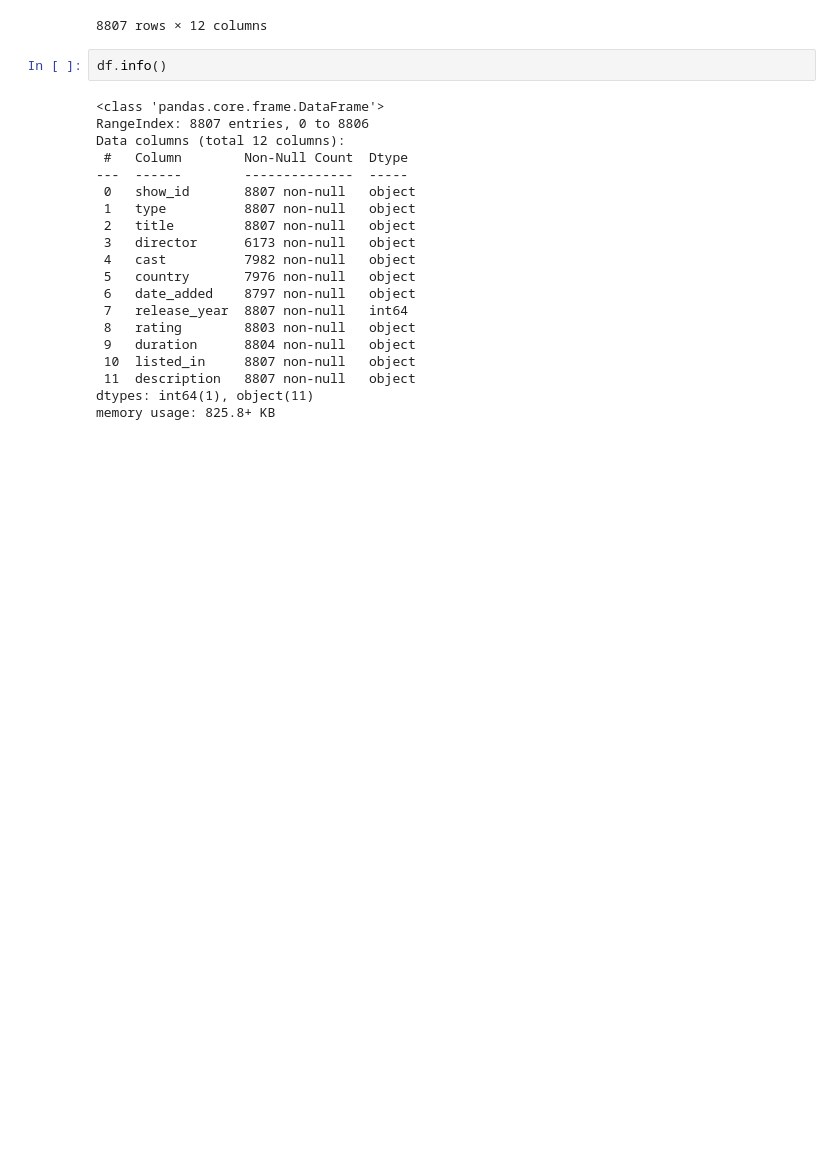
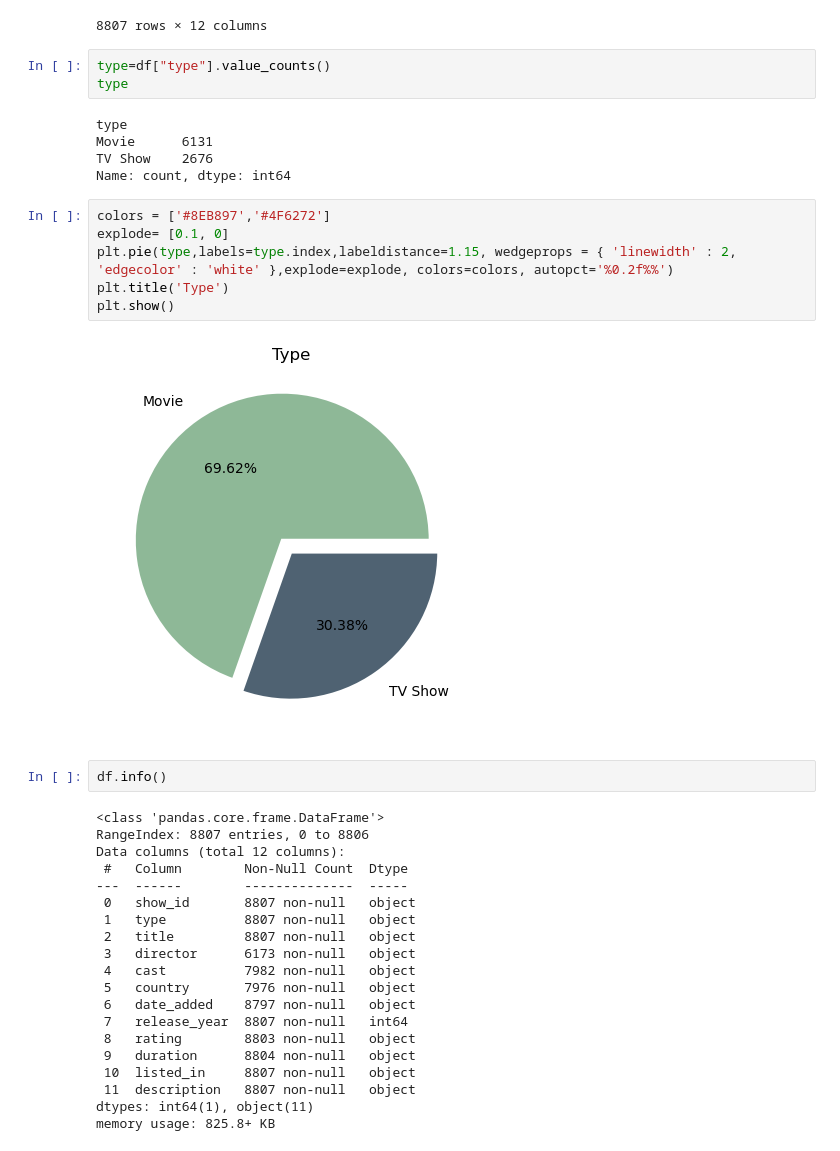
Before and after one commit to vkoledin/Project_3, a Jupyter notebook: starter_code.ipynb, the cells around one changed output. Cells and saved outputs as stored; diff of their text form; blank space fills up the shorter version.

```diff
--- a/starter_code.ipynb
+++ b/starter_code.ipynb
@@ -35,6 +35,22 @@ df
 | 8805 | s8806 | Movie | Zoom | Peter Hewitt | Tim Allen, Courteney Cox, Chevy C... | United States | January 11, 2020 | 2006 | PG | 88 min | ... |
 | 8806 | s8807 | Movie | Zubaan | Mozez Singh | Vicky Kaushal, Sarah-Jane Dias, R... | India | March 2, 2019 | 2015 | TV-14 | 111 min | ... |
 8807 rows × 12 columns
+# %%
+type=df["type"].value_counts()
+type
+# %% [output]
+type
+Movie      6131
+TV Show    2676
+Name: count, dtype: int64
+# %%
+colors = ['#8EB897','#4F6272']
+explode= [0.1, 0]
+plt.pie(type,labels=type.index,labeldistance=1.15, wedgeprops = { 'linewidth' : 2, 'edgecolor' : 'white' },explode=explode, colors=colors, autopct='%0.2f%%')
+plt.title('Type')
+plt.show()
+# %% [output]
+[figure, added]
 # %%
 df.info()
 # %% [output]
```
